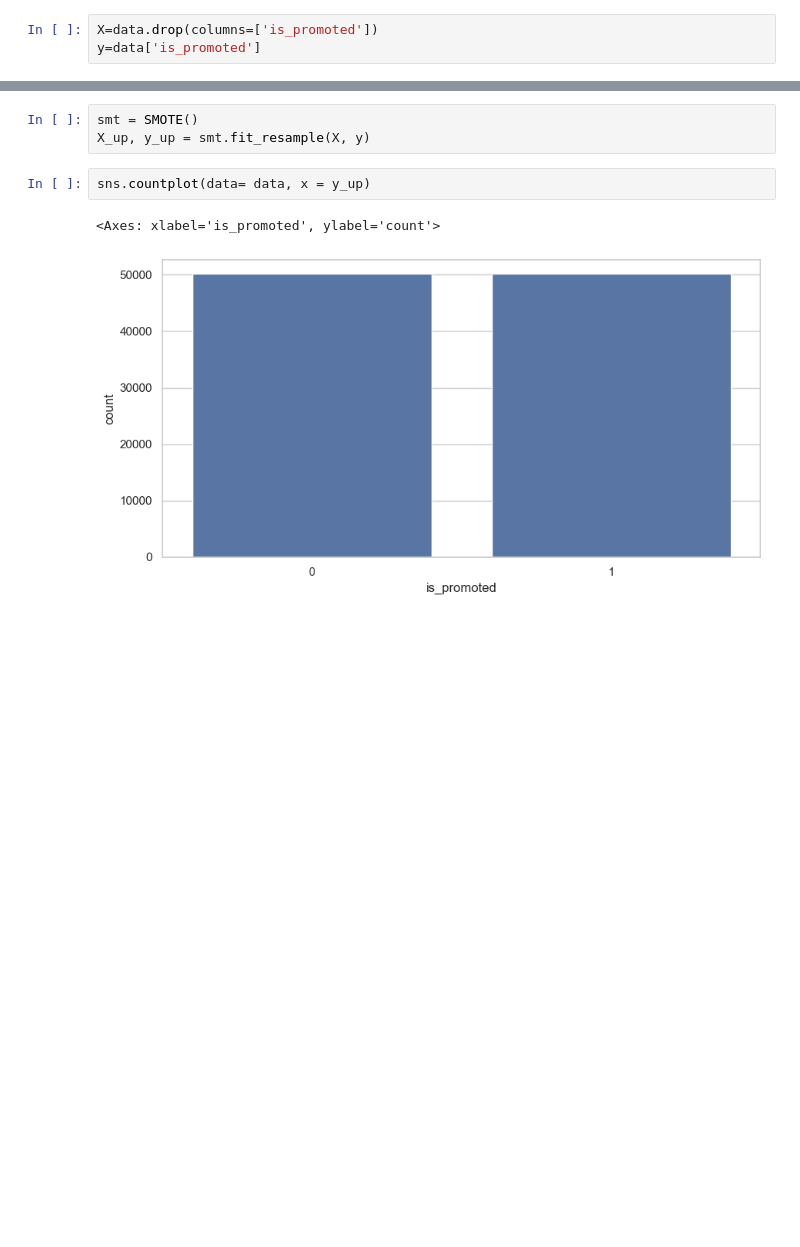
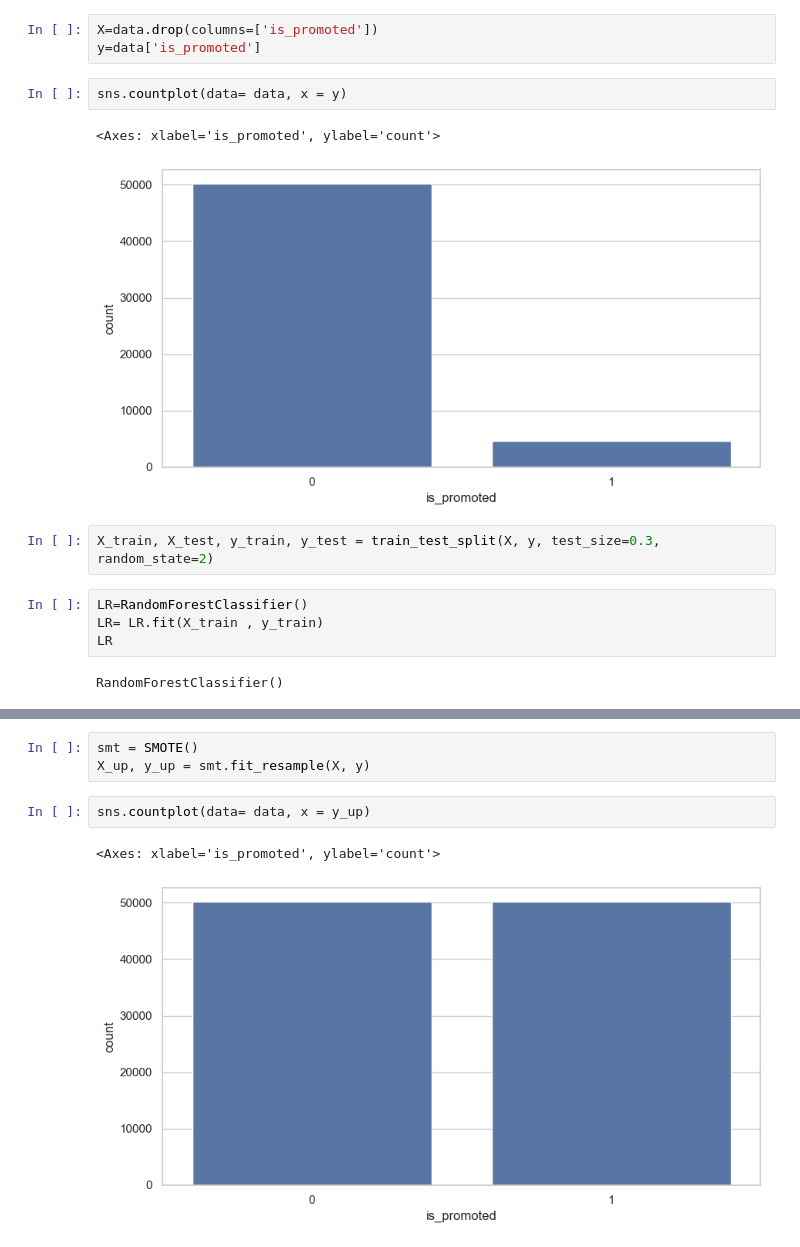
Before and after one commit to VishalRaja1207/jman-final, a Jupyter notebook: data science/main.ipynb, the cells around one changed output, grey strips where cells are left out. Cells and saved outputs as stored; diff of their text form; blank space fills up the shorter version.

Commit message:
training added5

```diff
--- a/data science/main.ipynb
+++ b/data science/main.ipynb
@@ -425,3 +426,16 @@ missing_data.style.bar(color=['gold', 'lightblue'])
 # %%
 X=data.drop(columns=['is_promoted'])
 y=data['is_promoted']
+# %%
+sns.countplot(data= data, x = y)
+# %% [output]
+<Axes: xlabel='is_promoted', ylabel='count'>
+[figure, added]
+# %%
+X_train, X_test, y_train, y_test = train_test_split(X, y, test_size=0.3, random_state=2)
+# %%
+LR=RandomForestClassifier()
+LR= LR.fit(X_train , y_train)
+LR
+# %% [output]
+RandomForestClassifier()
```
Also changed, not shown: parts of 68 cells of this notebook.
